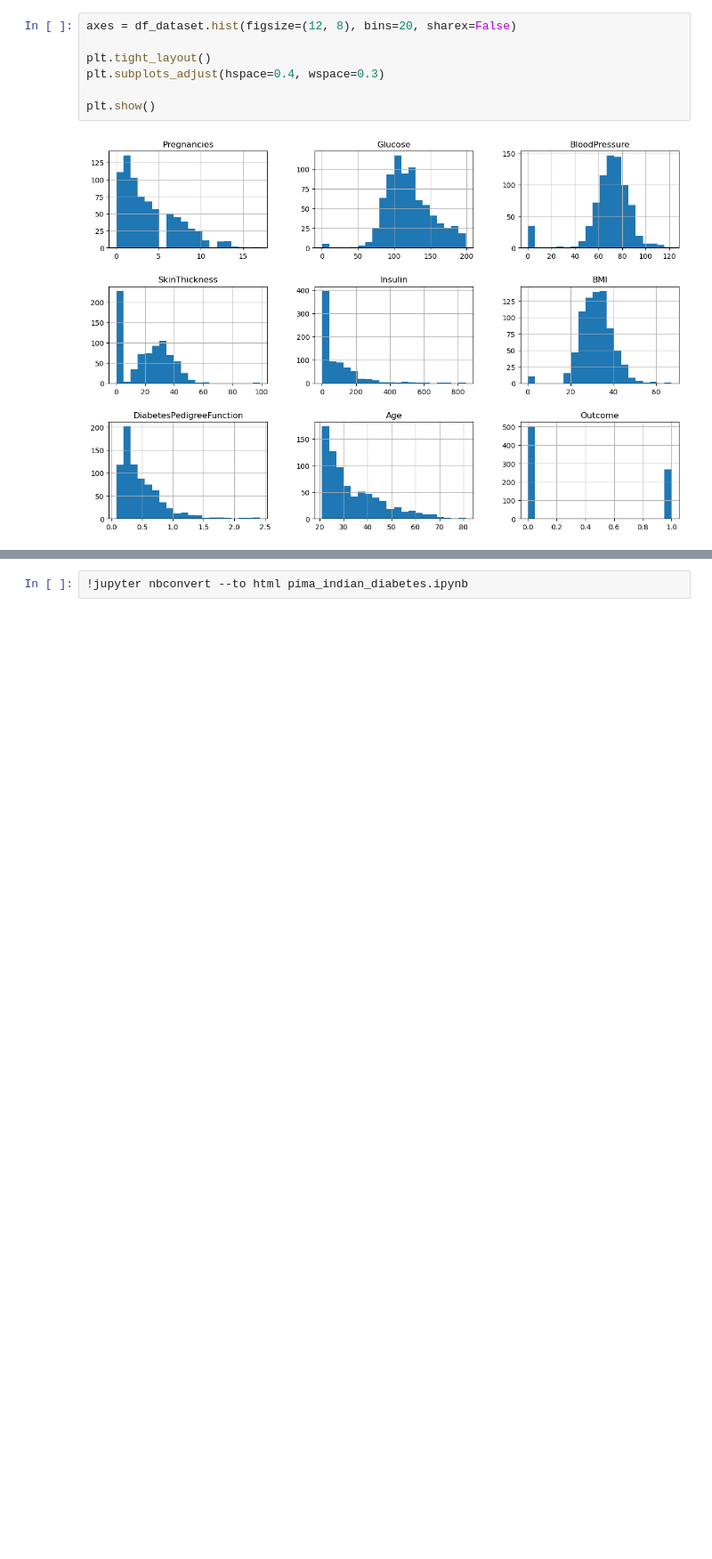
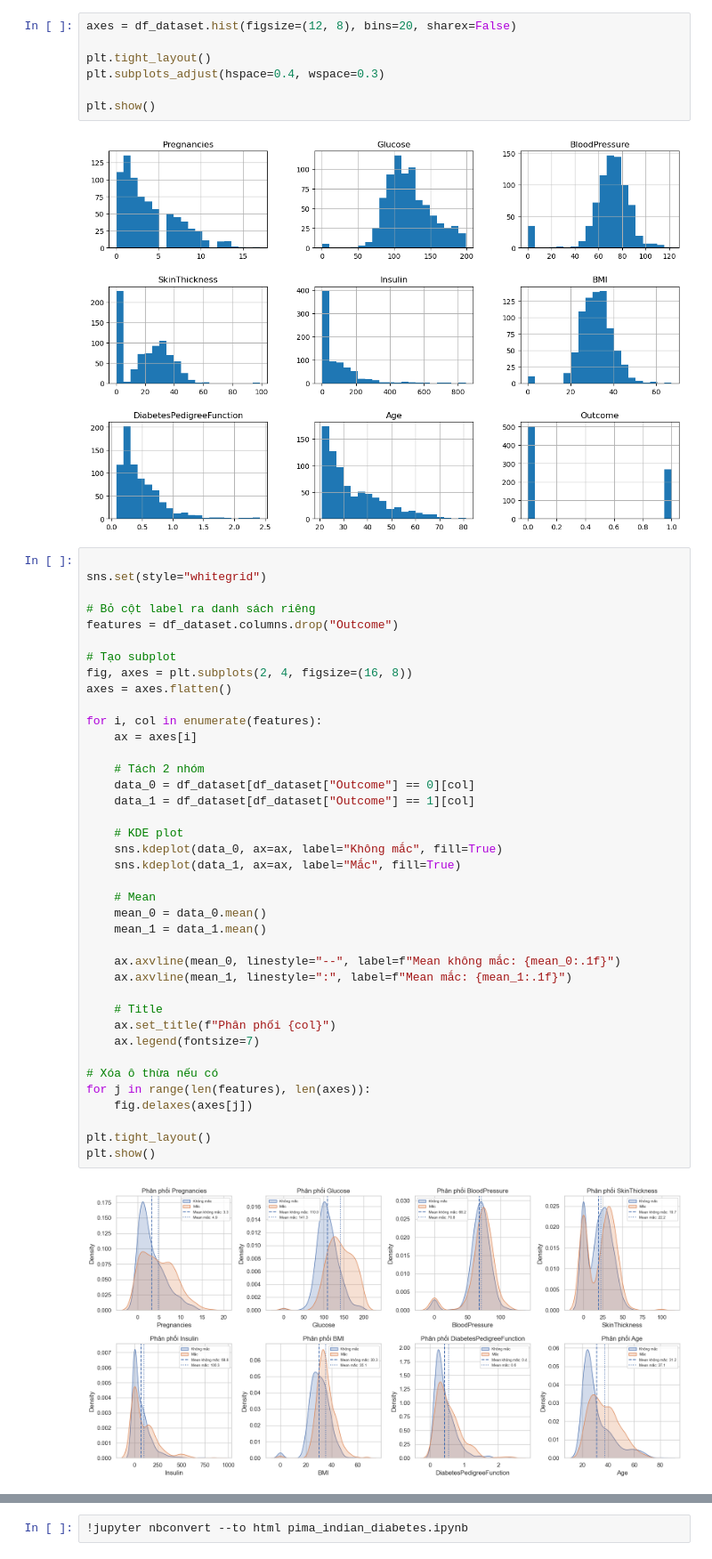
Before and after one commit to JaseSous/ai-project, a Jupyter notebook: eda/pima_indian_diabetes.ipynb, the cells around one changed output, grey strips where cells are left out. Shown at 89% size. Cells and saved outputs as stored; diff of their text form; blank space fills up the shorter version.

```diff
--- a/eda/pima_indian_diabetes.ipynb
+++ b/eda/pima_indian_diabetes.ipynb
@@ -248,3 +252,44 @@ plt.subplots_adjust(hspace=0.4, wspace=0.3)
 plt.show()
 # %% [output]
 [figure]
+# %%
+
+sns.set(style="whitegrid")
+
+# Bỏ cột label ra danh sách riêng
+features = df_dataset.columns.drop("Outcome")
+
+# Tạo subplot
+fig, axes = plt.subplots(2, 4, figsize=(16, 8))
+axes = axes.flatten()
+
+for i, col in enumerate(features):
+    ax = axes[i]
+
+    # Tách 2 nhóm
+    data_0 = df_dataset[df_dataset["Outcome"] == 0][col]
+    data_1 = df_dataset[df_dataset["Outcome"] == 1][col]
+
+    # KDE plot
+    sns.kdeplot(data_0, ax=ax, label="Không mắc", fill=True)
+    sns.kdeplot(data_1, ax=ax, label="Mắc", fill=True)
+
+    # Mean
+    mean_0 = data_0.mean()
+    mean_1 = data_1.mean()
+
+    ax.axvline(mean_0, linestyle="--", label=f"Mean không mắc: {mean_0:.1f}")
+    ax.axvline(mean_1, linestyle=":", label=f"Mean mắc: {mean_1:.1f}")
+
+    # Title
+    ax.set_title(f"Phân phối {col}")
+    ax.legend(fontsize=7)
+
+# Xóa ô thừa nếu có
+for j in range(len(features), len(axes)):
+    fig.delaxes(axes[j])
+
+plt.tight_layout()
+plt.show()
+# %% [output]
+[figure, added]
```
Also changed, not shown: parts of 5 cells of this notebook.
